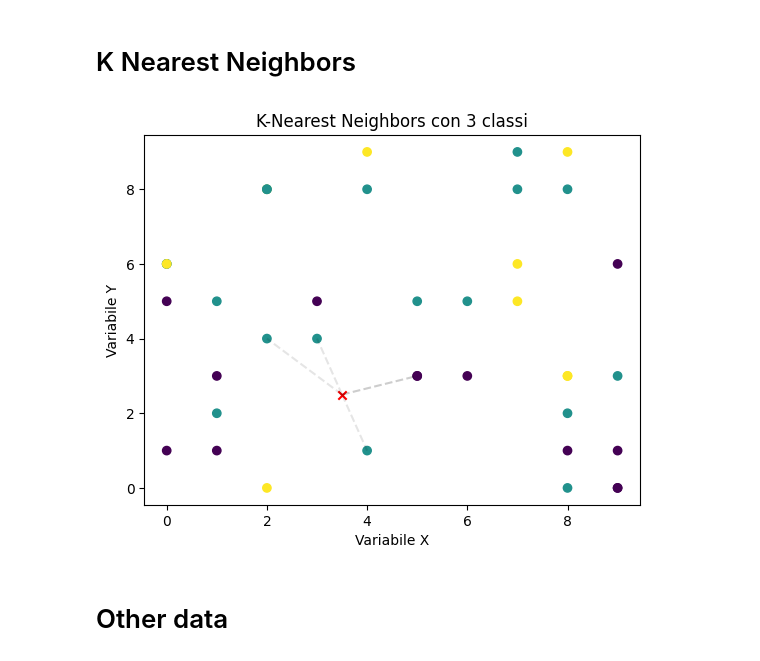
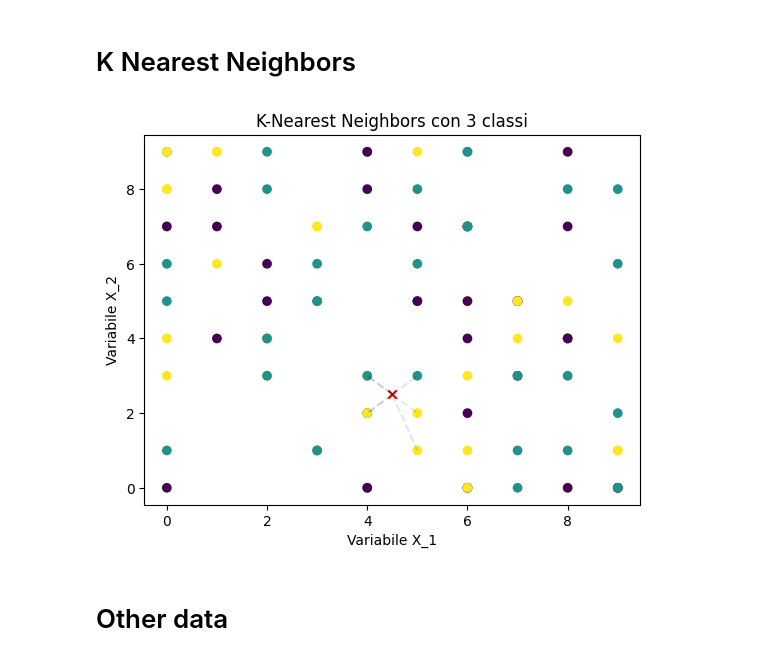
Before and after one commit to vincenzorrei/EDU-KNearestNeighbors, a Jupyter notebook: main.ipynb, the cells around one changed output. Saved outputs shown, nothing was run; the diff lists cells and outputs as text; code cells hidden in the pictures.

```diff
--- a/main.ipynb
+++ b/main.ipynb
@@ -11,38 +11,38 @@ from mpl_toolkits.mplot3d import Axes3D
 import seaborn as sns
 # %%
 # Generate random data
-n_observations = 40
+n_observations = 100
 n_classes = 3
 
 X = np.random.randint(0, 10, (n_observations, 2))
 y = np.random.randint(0, n_classes, n_observations)
 
 # Create a new observation
-new_observation = np.array([3.5, 2.5])
+new_observation = np.array([4.5, 2.5])
 
 
 # Create a K-Nearest Neighbors classifier
-k = 5
+k = 7
 knn = KNeighborsClassifier(n_neighbors=k)
 knn.fit(X, y)
 
 # Calculate the K-Nearest Neighbors
 distances, indices = knn.kneighbors([new_observation])
 
 # Get the labels of the K-Nearest Neighbors
 neighbors_labels = y[indices]
 
 # Plot dei dati con i vicini più prossimi evidenziati
 plt.scatter(X[:, 0], X[:, 1], c=y, cmap='viridis')
 plt.scatter(new_observation[0], new_observation[1], c='red', marker='x')
 for neighbor in X[indices][0]:
     plt.plot([new_observation[0], neighbor[0]], [new_observation[1], neighbor[1]], 'k--', alpha=0.1)
-plt.xlabel('Variabile X')
-plt.ylabel('Variabile Y')
+plt.xlabel('Variabile X_1')
+plt.ylabel('Variabile X_2')
 plt.title('K-Nearest Neighbors con 3 classi')
 plt.show()
 # %% [output]
-[figure, old version]
+[figure, new version]
 # %% [markdown]
 # Other data
 # %%
```
Also changed, not shown: parts of 12 cells of this notebook.
